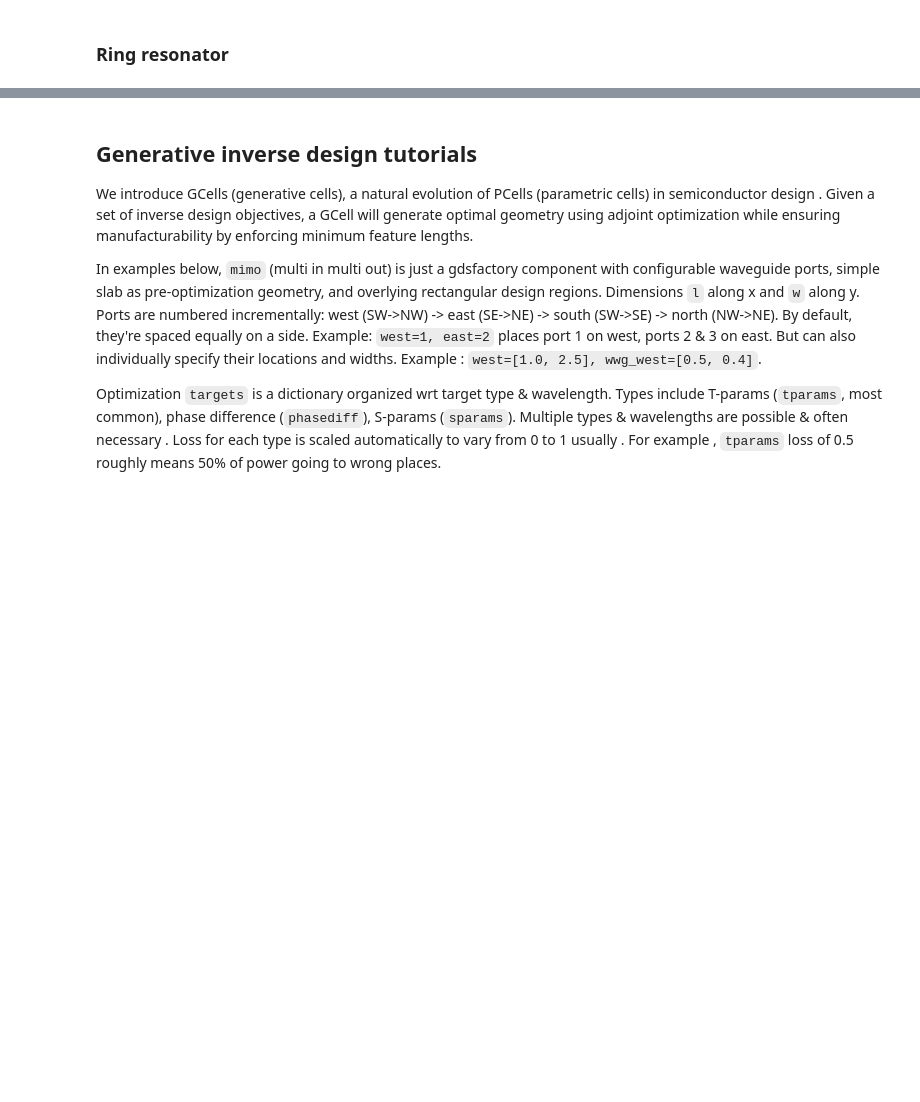
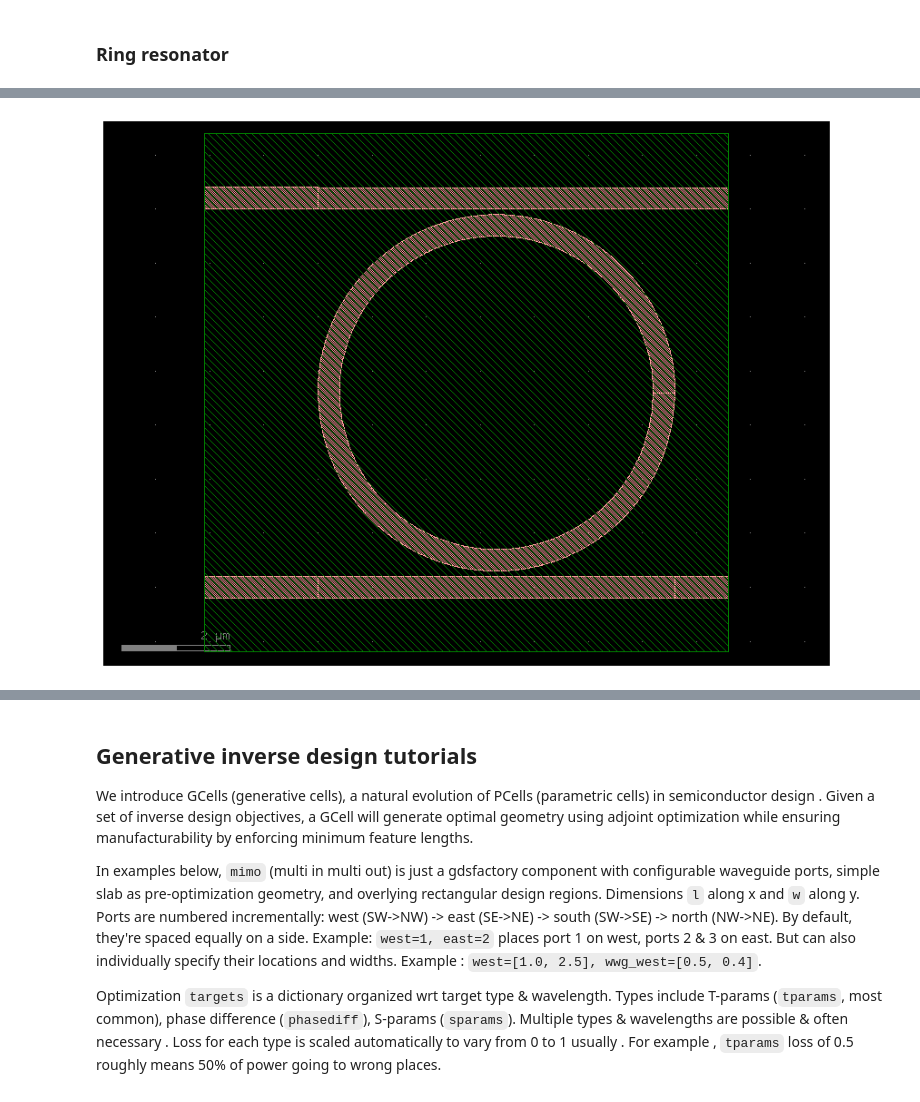
Before and after one commit to paulxshen/Luminescent.jl, a Jupyter notebook: Luminescent_AI_docs.ipynb, the cells around one changed output, grey strips where cells are left out. Saved outputs shown, nothing was run; the diff lists cells and outputs as text; code cells hidden in the pictures; blank space fills up the shorter version.

```diff
--- a/Luminescent_AI_docs.ipynb
+++ b/Luminescent_AI_docs.ipynb
@@ -233 +171,50 @@ c.plot()
+# %%
+import luminescent as lumi
+from gdsfactory.technology import LogicalLayer, LayerLevel, LayerStack
+import gdsfactory as gf
+import numpy as np
+import os
+
+radius = 3.1
+width = 0.4
+gap = .1
+source_port_margin = 2
+
+c = gf.Component()
+wg1 = c<<gf.components.straight(length=2*radius+width, width=width)
+wg2 = c<<gf.components.straight(length=2*radius+width+1, width=width)
+dut = c<<gf.components.ring(radius=radius, width=width)
+ext1 = c<<gf.components.straight(length=source_port_margin+.1, width=width)
+ext3 = c<<gf.components.straight(length=source_port_margin+.1, width=width)
+ext2 = c<<gf.components.straight(length=1, width=width)
+
+dut.move((radius+width/2, width+gap+radius))
+wg2.movey(2*(width+gap+radius))
+ext1.connect("o2", wg1.ports["o1"])
+ext2.connect("o1", wg1.ports["o2"])
+ext3.connect("o2", wg2.ports["o1"])
+
+c.add_port("o1", wg1.ports["o1"])
+c.add_port("o2", wg1.ports["o2"])
+c.add_port("o3", wg2.ports["o1"])
+
+c << gf.components.bbox(component=c, layer=lumi.BBOX, top=1, bottom=1)
+c.plot()
+
+layers = {
+    "core": LayerLevel(
+        layer=LogicalLayer(layer=(1, 0)),
+        thickness=0.18,
+        zmin=0.0,
+        material="Si",
+        mesh_order=2,
+    ),
+}
+
+SOI180 = LayerStack(layers=layers)
+SOI180.layers['default'] = {
+    'material': 'SiO2'
+}
+# %% [output]
+[figure, added]
 # %%
```
Also changed, not shown: parts of 12 cells of this notebook.
